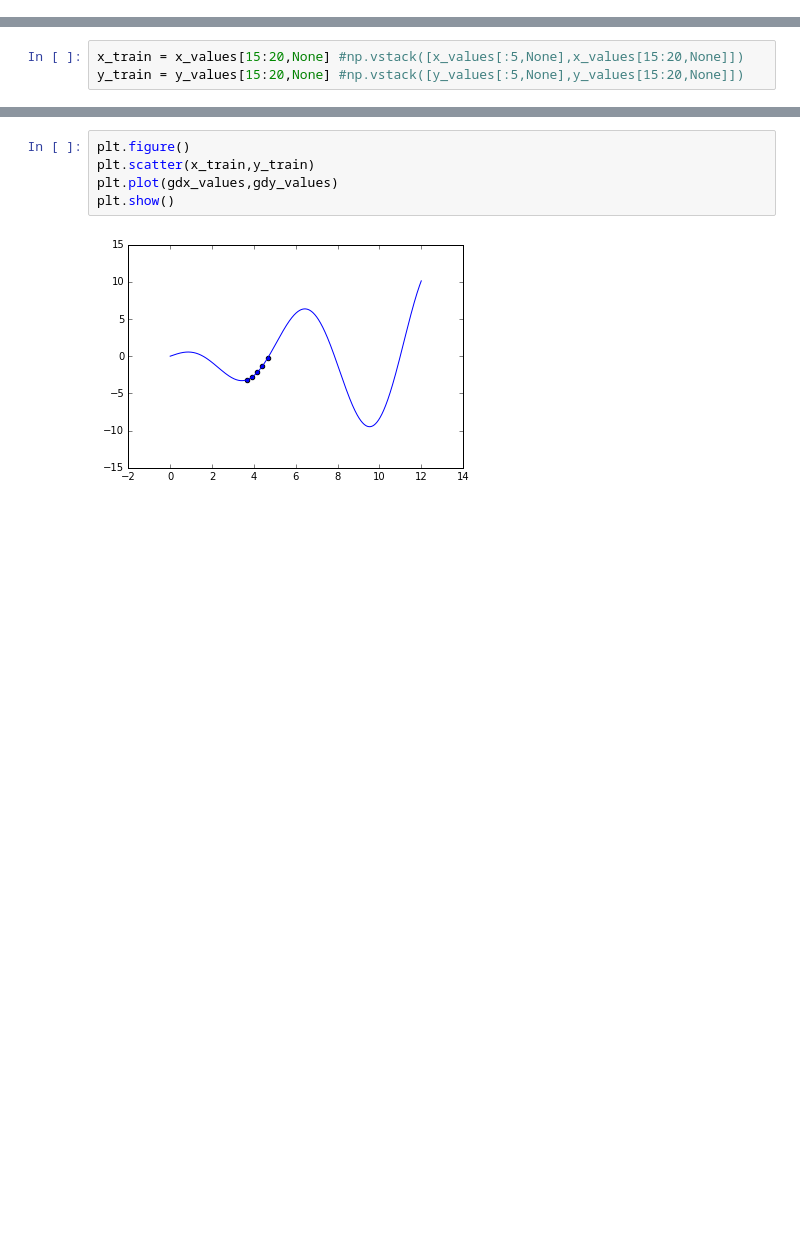
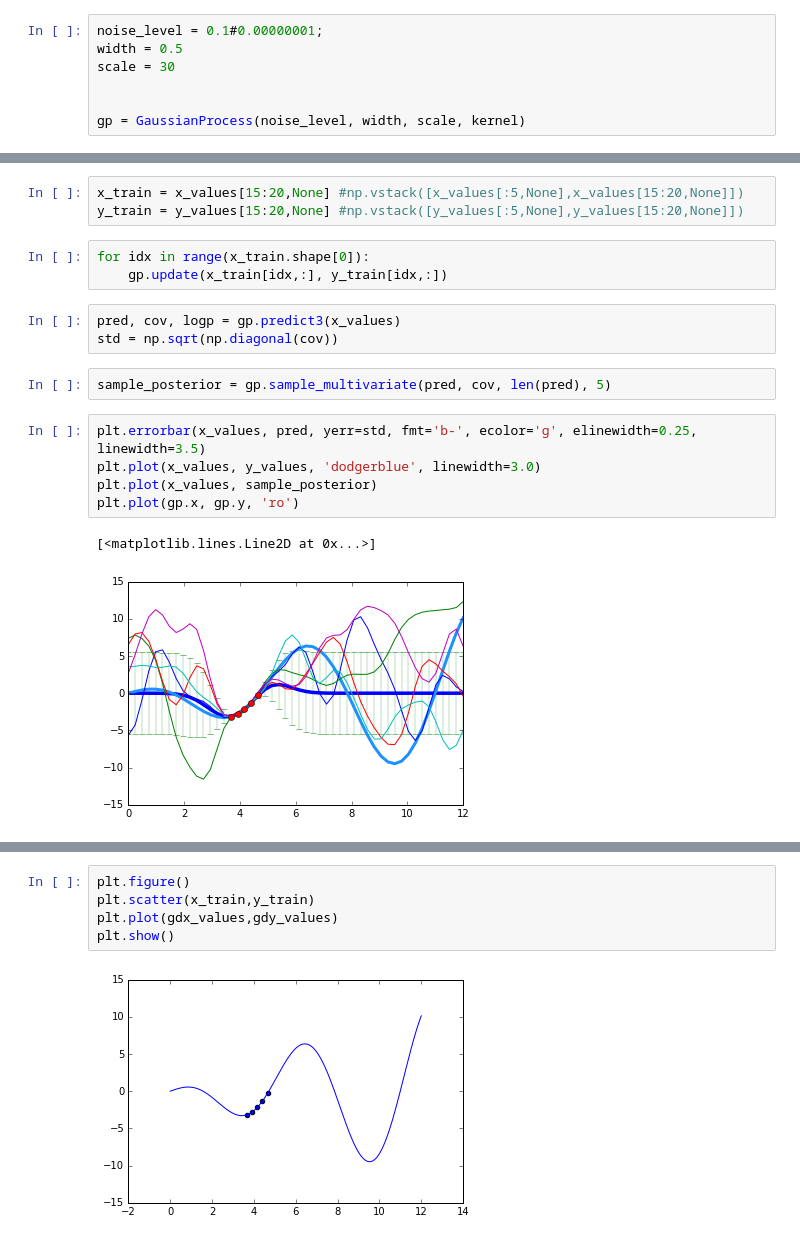
Before and after one commit to mjm522/aml, a Jupyter notebook: aml_dl/src/aml_dl/mdn/notebooks/ensemble_toy_incremental_training_example.ipynb, the cells around one changed output, grey strips where cells are left out. Cells and saved outputs as stored; diff of their text form; blank space fills up the shorter version.

```diff
--- a/aml_dl/src/aml_dl/mdn/notebooks/ensemble_toy_incremental_training_example.ipynb
+++ b/aml_dl/src/aml_dl/mdn/notebooks/ensemble_toy_incremental_training_example.ipynb
@@ -52,6 +54,13 @@ network_params = {
 }
 # %%
 ensamble_mdn = EnsambleMDN(network_params)
+# %%
+noise_level = 0.1#0.00000001;
+width = 0.5
+scale = 30
+
+
+gp = GaussianProcess(noise_level, width, scale, kernel)
 # %%
 ensamble_mdn._init_model()
 # %% [markdown]
@@ -152,3 +161,19 @@ def test_and_plot(i):
 # %%
 x_train = x_values[15:20,None] #np.vstack([x_values[:5,None],x_values[15:20,None]])
 y_train = y_values[15:20,None] #np.vstack([y_values[:5,None],y_values[15:20,None]])
+# %%
+for idx in range(x_train.shape[0]):
+    gp.update(x_train[idx,:], y_train[idx,:])
+# %%
+pred, cov, logp = gp.predict3(x_values)
+std = np.sqrt(np.diagonal(cov))
+# %%
+sample_posterior = gp.sample_multivariate(pred, cov, len(pred), 5)
+# %%
+plt.errorbar(x_values, pred, yerr=std, fmt='b-', ecolor='g', elinewidth=0.25, linewidth=3.5)
+plt.plot(x_values, y_values, 'dodgerblue', linewidth=3.0)
+plt.plot(x_values, sample_posterior)
+plt.plot(gp.x, gp.y, 'ro')
+# %% [output]
+[<matplotlib.lines.Line2D at 0x...>]
+[figure, added]
```
Also changed, not shown: parts of 6 cells of this notebook, 4 other files.
